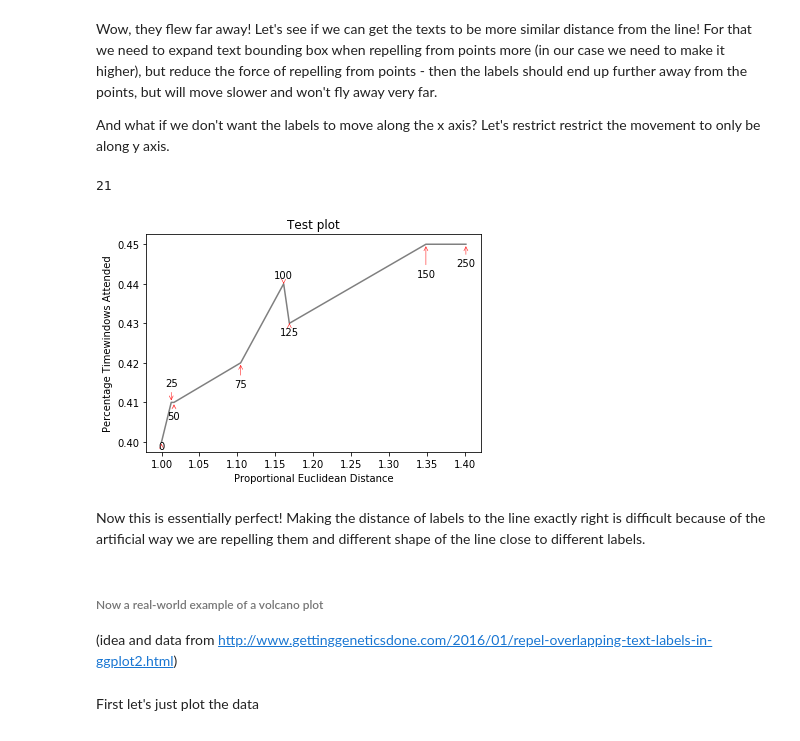
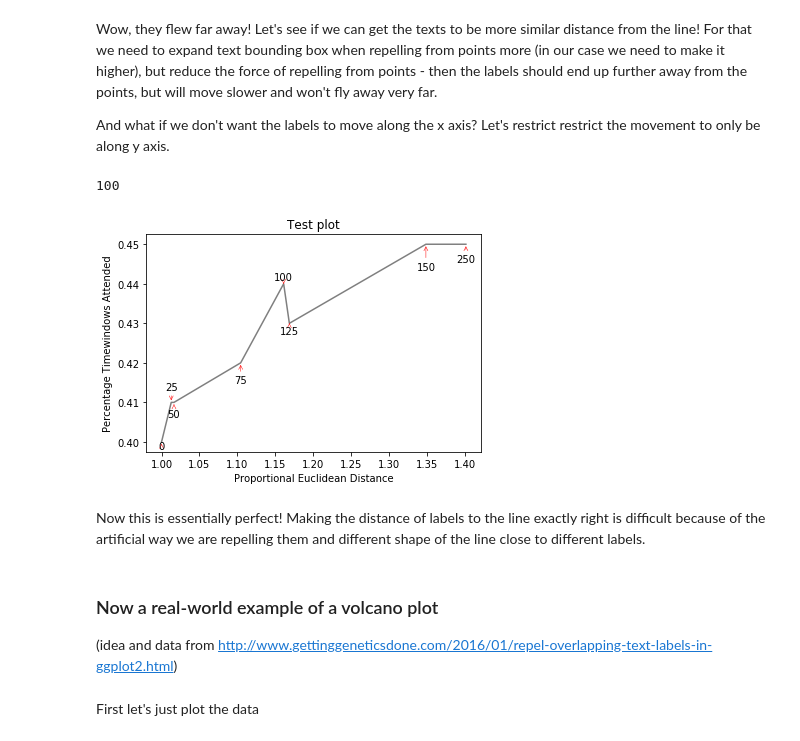
Before and after one commit to Phlya/adjustText, a Jupyter notebook: examples/Examples.ipynb, the cells around one changed output. Drawn from its saved outputs; the diff is of its cells as text; code cells hidden in the pictures.

Commit message:
Further improvement to precision/quality system, and slight improvements of examples

```diff
--- a/examples/Examples.ipynb
+++ b/examples/Examples.ipynb
@@ -111,16 +111,16 @@ And what if we don't want the labels to move along the x axis? Let's restrict re
 # %%
 texts = plot_eucs_covers()
 adjust_text(texts, x, y, arrowprops=dict(arrowstyle="->", color='r', lw=0.5),
             autoalign='y', only_move={'points':'y', 'text':'y'},
-            expand_points=(1.2, 1.75),
+            expand_points=(1.2, 1.5),
             force_points=0.1)
 # %% [output]
-21
+100
-[figure, old version]
+[figure, new version]
 # %% [markdown]
 Now this is essentially perfect! Making the distance of labels to the line exactly right is difficult because of the artificial way we are repelling them and different shape of the line close to different labels.
 # %% [markdown]
-###### Now a real-world example of a volcano plot
+### Now a real-world example of a volcano plot
 (idea and data from http://www.gettinggeneticsdone.com/2016/01/repel-overlapping-text-labels-in-ggplot2.html)
 # %% [markdown]
 First let's just plot the data
```
Also changed, not shown: parts of 14 cells of this notebook, 1 other file.
